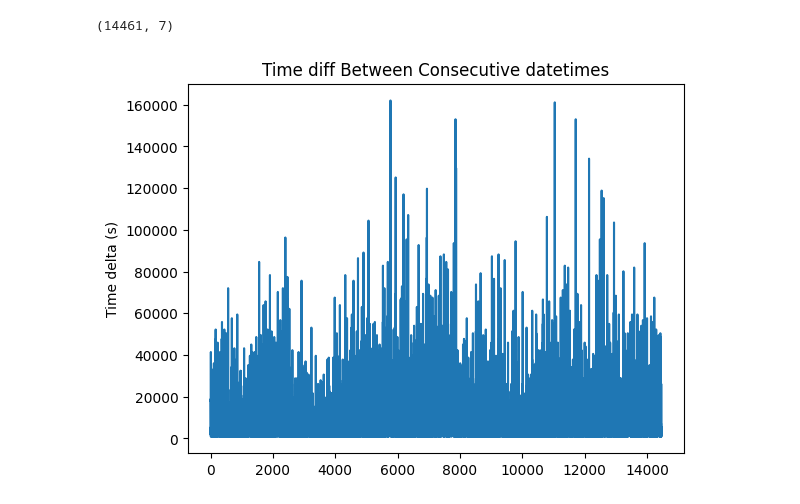
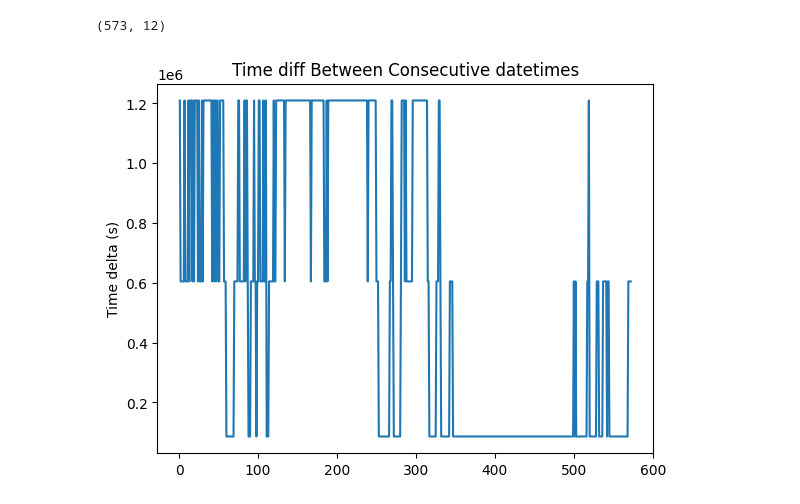
Before and after one commit to abiadf/timeseries_geo_ml, a Jupyter notebook: src/dataset_notebook.ipynb, the cells around one changed output. Cells and saved outputs as stored; diff of their text form; code cells hidden in the pictures.

```diff
--- a/src/dataset_notebook.ipynb
+++ b/src/dataset_notebook.ipynb
@@ -22,34 +22,34 @@ from lstm_network import LSTMModel, LSTMTrainer
 # %%
 def plot_time_deltas(df: pd.DataFrame, time_col: str) -> None:
     """Calculate time diff between consecutive datetime entries in the specified column,
     and plot these time deltas"""
     df[time_col]= pd.to_datetime(df[time_col])
     diffs       = df[time_col].diff().dropna()
     plt.plot(diffs.dt.total_seconds())
     plt.ylabel('Time delta (s)')
     plt.title('Time diff Between Consecutive datetimes')
     plt.show()
 
 datasets = {"GDELT_USA_LAB":      {"path": "Time-IMM/GDELT_USA_LAB",       "time_col": "date_time", "y": ["AvgTone"]},
             "ClusterTrace_707":   {"path": "Time-IMM/ClusterTrace_707",    "time_col": "date_time", "y": ["cpu", "memory"]},
             "EPA_air_los_angeles":{"path": "Time-IMM/EPA_air_los_angeles", "time_col": "date_time", "y": ["ozone"]},
             "FNSPID_EXPE":        {"path": "Time-IMM/FNSPID_EXPE",         "time_col": "date_time", "y": ["adj close"]},
             "ILINet":             {"path": "Time-IMM/ILINet",              "time_col": "date_time", "y": ["TOTAL PATIENTS"]},
             "repohealth_facebook":{"path": "Time-IMM/repohealth_facebook", "time_col": "date_time", "y": ["new_issues"]},
             "studentlife_fc7337": {"path": "Time-IMM/studentlife_fc7337",  "time_col": "date_time", "y": ["sleep_duration"]},
             "power_consumption":  {"path": "power_consumption",            "time_col": "Datetime",  "y": ["PowerConsumption_Zone1", "PowerConsumption_Zone2", "PowerConsumption_Zone3"]},
             "appliances_energy":  {"path": "appliances_energy",            "time_col": "date",      "y": ["rv1", "rv2"]}}
 
-desired_dataset= "GDELT_USA_LAB"
+desired_dataset= "repohealth_facebook"
 df             = pd.read_csv(f"../public_datasets/{datasets[desired_dataset]['path']}.csv")
 time_col_name  = datasets[desired_dataset]["time_col"]
 y_cols         = datasets[desired_dataset]["y"]
 
 print(df.shape)
 plot_time_deltas(df, time_col_name)
 # %% [output]
-(14461, 7)
+(573, 12)
-[figure, old version]
+[figure, new version]
 # %%
 """Pre-processing each dataset"""
 try:
```
Also changed, not shown: parts of 12 cells of this notebook, 2 other files.
